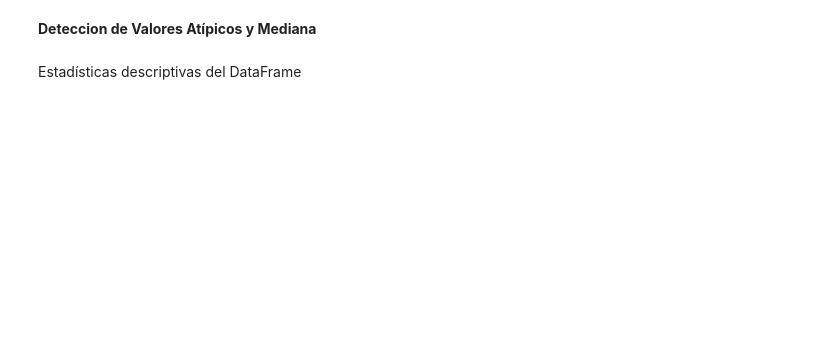
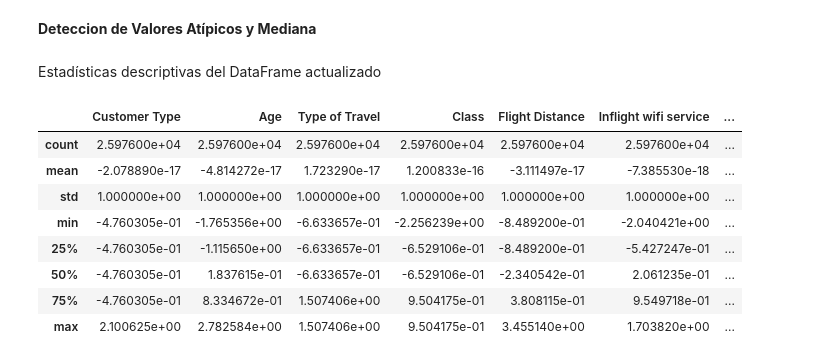
Before and after one commit to MarSiscovich/Airline_Passenger_Satisfaction, a Jupyter notebook: analisis_datos.ipynb, the cells around one changed output. Cells and saved outputs as stored; diff of their text form; code cells hidden in the pictures; blank space fills up the shorter version.

```diff
--- a/analisis_datos.ipynb
+++ b/analisis_datos.ipynb
@@ -215,4 +219,19 @@ Lo más importante en el análisis para la Red Neuronal es que **'Customer Type'
 # %% [markdown]
 **Deteccion de Valores Atípicos y Mediana**
 # %% [markdown]
-Estadísticas descriptivas del DataFrame
+Estadísticas descriptivas del DataFrame actualizado
+# %%
+df = df.drop(columns=['id','Gender','Departure/Arrival time convenient','Gate location','Departure Delay in Minutes','Arrival Delay in Minutes'])
+df_stats = df.describe().T
+df_n = (df - df_stats['mean']) / df_stats['std']
+df_n.describe()
+# %% [output]
+|  | Customer Type | Age | Type of Travel | Class | Flight Distance | Inflight wifi service | ... |
+| count | 2.597600e+04 | 2.597600e+04 | 2.597600e+04 | 2.597600e+04 | 2.597600e+04 | 2.597600e+04 | ... |
+| mean | -2.078890e-17 | -4.814272e-17 | 1.723290e-17 | 1.200833e-16 | -3.111497e-17 | -7.385530e-18 | ... |
+| std | 1.000000e+00 | 1.000000e+00 | 1.000000e+00 | 1.000000e+00 | 1.000000e+00 | 1.000000e+00 | ... |
+| min | -4.760305e-01 | -1.765356e+00 | -6.633657e-01 | -2.256239e+00 | -8.489200e-01 | -2.040421e+00 | ... |
+| 25% | -4.760305e-01 | -1.115650e+00 | -6.633657e-01 | -6.529106e-01 | -8.489200e-01 | -5.427247e-01 | ... |
+| 50% | -4.760305e-01 | 1.837615e-01 | -6.633657e-01 | -6.529106e-01 | -2.340542e-01 | 2.061235e-01 | ... |
+| 75% | -4.760305e-01 | 8.334672e-01 | 1.507406e+00 | 9.504175e-01 | 3.808115e-01 | 9.549718e-01 | ... |
+| max | 2.100625e+00 | 2.782584e+00 | 1.507406e+00 | 9.504175e-01 | 3.455140e+00 | 1.703820e+00 | ... |
```
Also changed, not shown: parts of 12 cells of this notebook.
